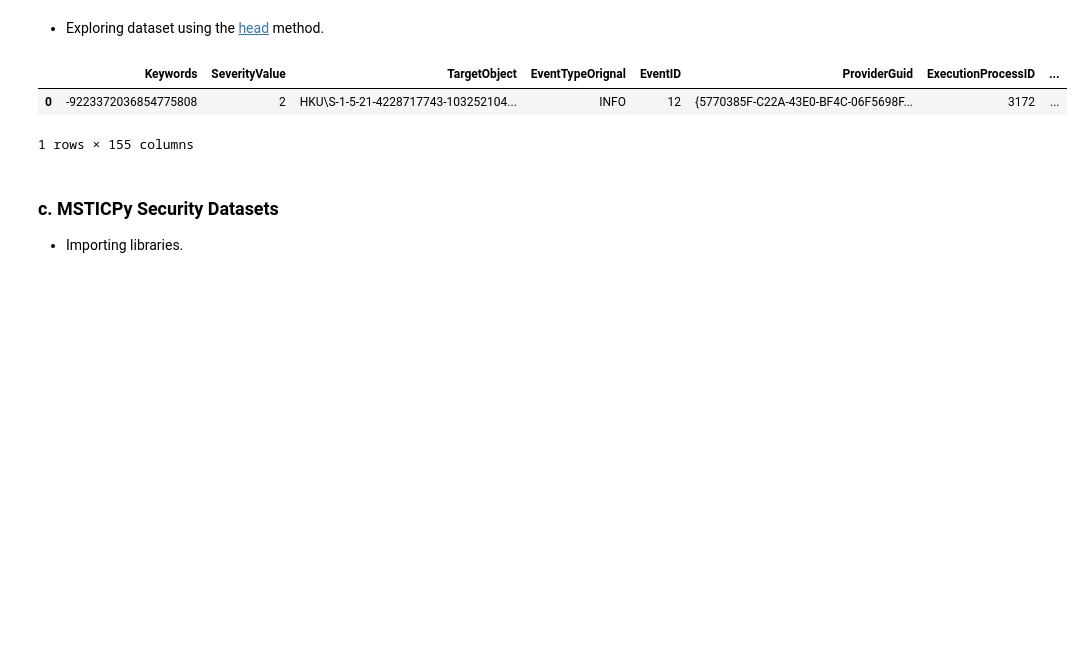
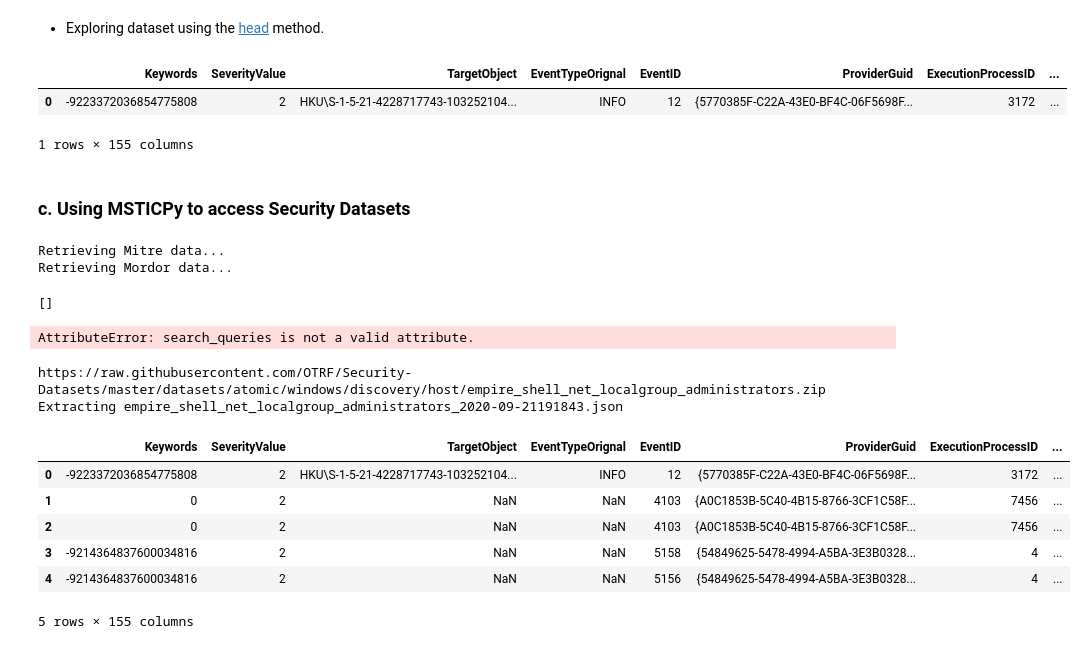
Before and after one commit to OTRF/infosec-jupyterthon, a Jupyter notebook: docs/workshops/2021/notebooks_for_secutity_operations/day1/day-1_part-2_acquiring_data.ipynb, the cells around one changed output. Drawn from its saved outputs; the diff is of its cells as text; code cells hidden in the pictures; blank space fills up the shorter version.

```diff
--- a/docs/workshops/2021/notebooks_for_secutity_operations/day1/day-1_part-2_acquiring_data.ipynb
+++ b/docs/workshops/2021/notebooks_for_secutity_operations/day1/day-1_part-2_acquiring_data.ipynb
@@ -123,6 +189,39 @@ dataset.head(n=1)
 | 0 | -9223372036854775808 | 2 | HKU\S-1-5-21-4228717743-103252104... | INFO | 12 | {5770385F-C22A-43E0-BF4C-06F5698F... | 3172 | ... |
 1 rows × 155 columns
 # %% [markdown]
-### **c. MSTICPy Security Datasets**
-
-- Importing libraries.
+### **c. Using MSTICPy to access Security Datasets**
+# %%
+#%pip install msticpy
+
+import pandas as pd
+from msticpy.data import QueryProvider
+from msticpy.vis import mp_pandas_plot
+
+
+qry_prov = QueryProvider("Mordor")
+# %%
+qry_prov.connect()
+# %% [output]
+Retrieving Mitre data...
+Retrieving Mordor data...
+# %%
+qry_prov.list_queries()
+# %% [output]
+[]
+# %%
+qry_prov.search_queries("empire + localgroup")
+# %% [output]
+AttributeError: search_queries is not a valid attribute.
+# %%
+emp_df = qry_prov.atomic.windows.discovery.host.empire_shell_net_localgroup_administrators()
+emp_df.head()
+# %% [output]
+https://raw.githubusercontent.com/OTRF/Security-Datasets/master/datasets/atomic/windows/discovery/host/empire_shell_net_localgroup_administrators.zip
+Extracting empire_shell_net_localgroup_administrators_2020-09-21191843.json
+|  | Keywords | SeverityValue | TargetObject | EventTypeOrignal | EventID | ProviderGuid | ExecutionProcessID | ... |
+| 0 | -9223372036854775808 | 2 | HKU\S-1-5-21-4228717743-103252104... | INFO | 12 | {5770385F-C22A-43E0-BF4C-06F5698F... | 3172 | ... |
+| 1 | 0 | 2 | NaN | NaN | 4103 | {A0C1853B-5C40-4B15-8766-3CF1C58F... | 7456 | ... |
+| 2 | 0 | 2 | NaN | NaN | 4103 | {A0C1853B-5C40-4B15-8766-3CF1C58F... | 7456 | ... |
+| 3 | -9214364837600034816 | 2 | NaN | NaN | 5158 | {54849625-5478-4994-A5BA-3E3B0328... | 4 | ... |
+| 4 | -9214364837600034816 | 2 | NaN | NaN | 5156 | {54849625-5478-4994-A5BA-3E3B0328... | 4 | ... |
+5 rows × 155 columns
```
Also changed, not shown: parts of 16 cells of this notebook.
